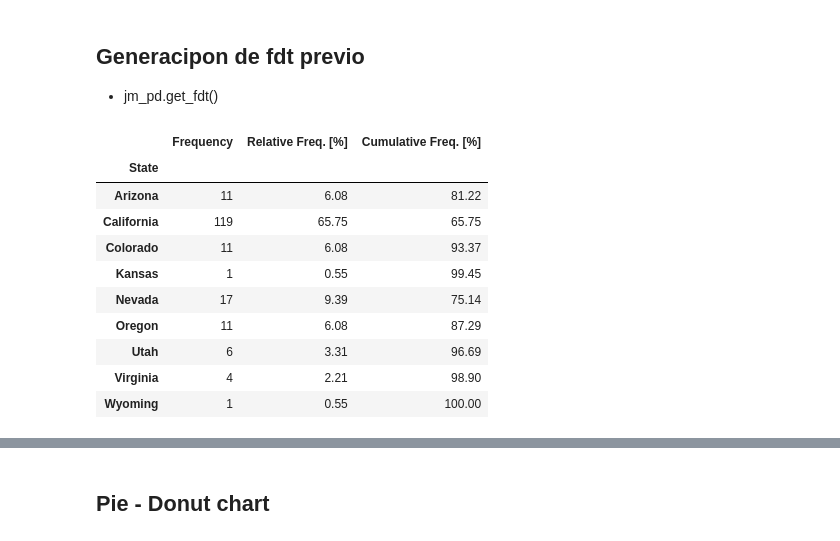
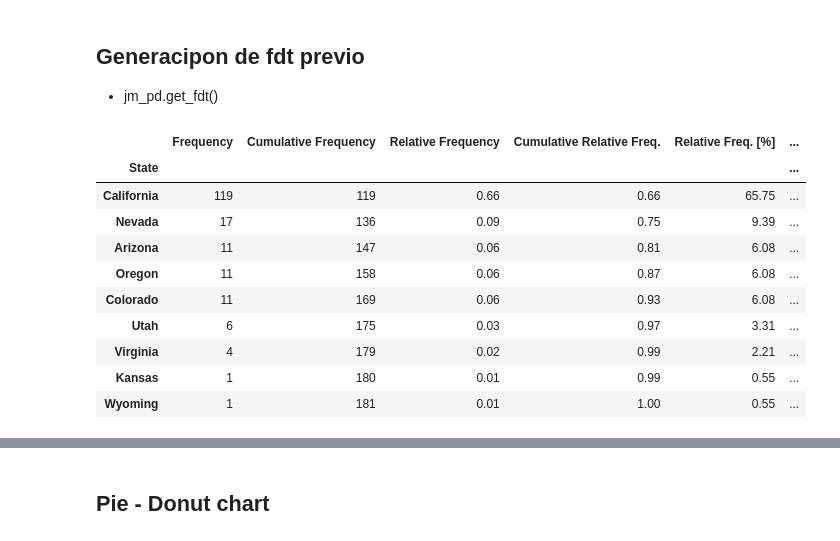
Before and after one commit to jmonti-gh/jm_datascience, a Jupyter notebook: test_jm/test_charts.ipynb, the cells around one changed output, grey strips where cells are left out. Cells and saved outputs as stored; diff of their text form; code cells hidden in the pictures.

```diff
--- a/test_jm/test_charts.ipynb
+++ b/test_jm/test_charts.ipynb
@@ -65,17 +65,18 @@ Name: count, dtype: int64
 # jm_pd.get_fdt(lst_str, must_count=True).map(jm_prt.fmt_nums)
 # %%
 # jm_pd.get_fdt(lst_str, must_count=True, fmt_values=True, plain_relatives=False, sort='asc')
-jm_pd.get_fdt(df['State'], must_count=True, fmt_values=True, plain_relatives=False, sort='ix_asc')
+# jm_pd.get_fdt(df['State'], must_count=True, fmt_values=True, plain_relatives=False, sort='ix_asc')
+jm_pd.get_fdt(df['State'], must_count=True, fmt_values=True)
 # %% [output]
-|  | Frequency | Relative Freq. [%] | Cumulative Freq. [%] |
-| State |  |  |  |
-| Arizona | 11 | 6.08 | 81.22 |
-| California | 119 | 65.75 | 65.75 |
-| Colorado | 11 | 6.08 | 93.37 |
-| Kansas | 1 | 0.55 | 99.45 |
-| Nevada | 17 | 9.39 | 75.14 |
-| Oregon | 11 | 6.08 | 87.29 |
-| Utah | 6 | 3.31 | 96.69 |
-| Virginia | 4 | 2.21 | 98.90 |
-| Wyoming | 1 | 0.55 | 100.00 |
+|  | Frequency | Cumulative Frequency | Relative Frequency | Cumulative Relative Freq. | Relative Freq. [%] | ... |
+| State |  |  |  |  |  | ... |
+| California | 119 | 119 | 0.66 | 0.66 | 65.75 | ... |
+| Nevada | 17 | 136 | 0.09 | 0.75 | 9.39 | ... |
+| Arizona | 11 | 147 | 0.06 | 0.81 | 6.08 | ... |
+| Oregon | 11 | 158 | 0.06 | 0.87 | 6.08 | ... |
+| Colorado | 11 | 169 | 0.06 | 0.93 | 6.08 | ... |
+| Utah | 6 | 175 | 0.03 | 0.97 | 3.31 | ... |
+| Virginia | 4 | 179 | 0.02 | 0.99 | 2.21 | ... |
+| Kansas | 1 | 180 | 0.01 | 0.99 | 0.55 | ... |
+| Wyoming | 1 | 181 | 0.01 | 1.00 | 0.55 | ... |
 # %%
```
Also changed, not shown: parts of 3 cells of this notebook, 1 other file.
